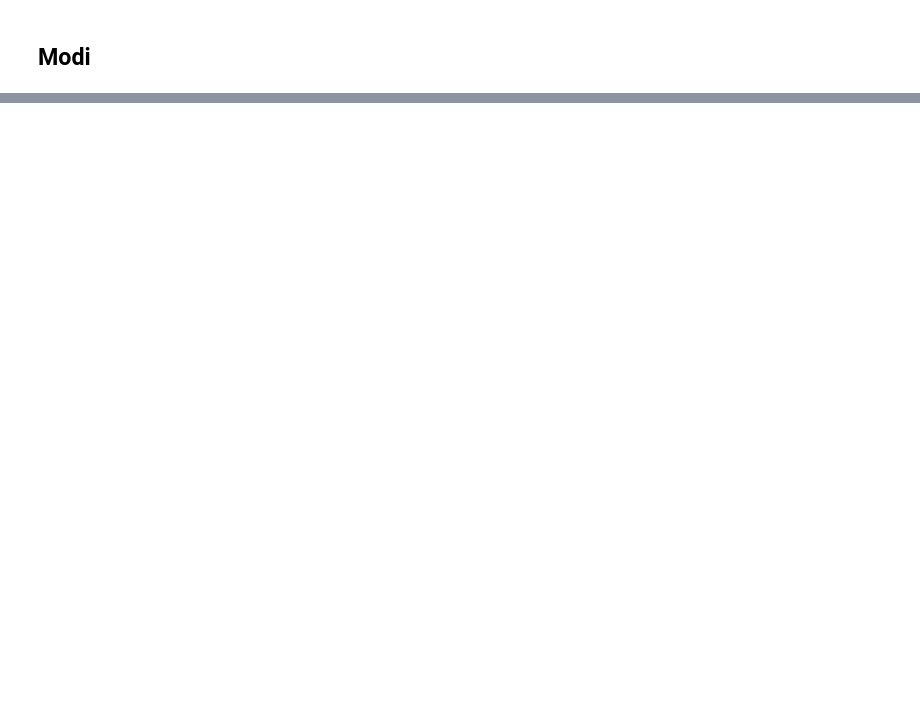
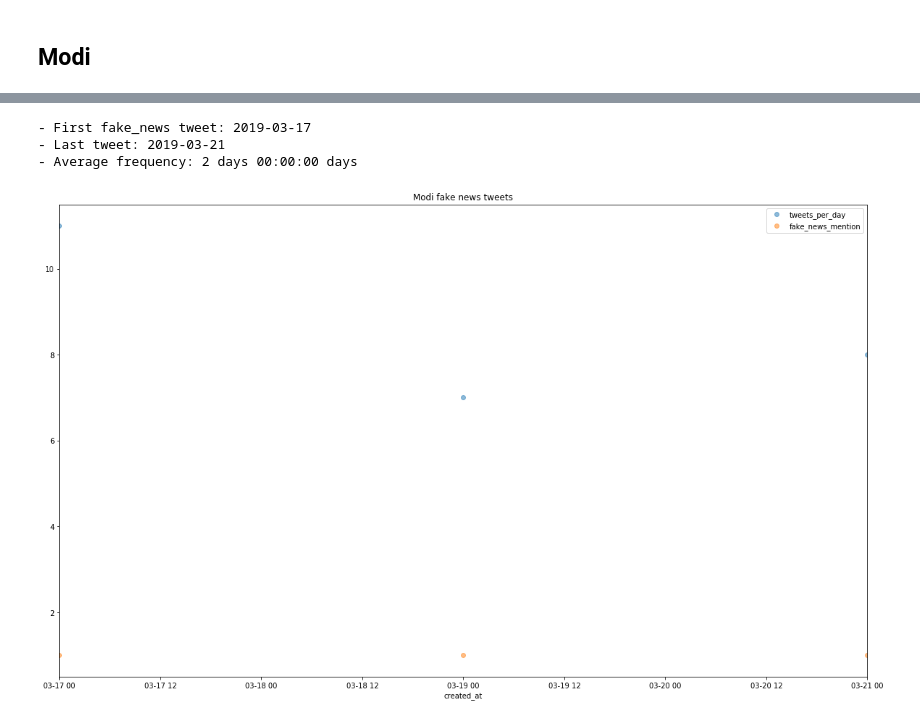
Before and after one commit to cmdelaserna/tweets-analysis, a Jupyter notebook: Fake News in Twitter.ipynb, the cells around one changed output, grey strips where cells are left out. Drawn from its saved outputs; the diff is of its cells as text; code cells hidden in the pictures; blank space fills up the shorter version.

```diff
--- a/Fake News in Twitter.ipynb
+++ b/Fake News in Twitter.ipynb
@@ -190,0 +149,7 @@ Name: enemy of the people, dtype: int64
+# %%
+aggregate_tweets_day(modi, "Modi fake news tweets")
+# %% [output]
+- First fake_news tweet: 2019-03-17
+- Last tweet: 2019-03-21
+- Average frequency: 2 days 00:00:00 days
+[figure, added]
```
Also changed, not shown: parts of 11 cells of this notebook.
